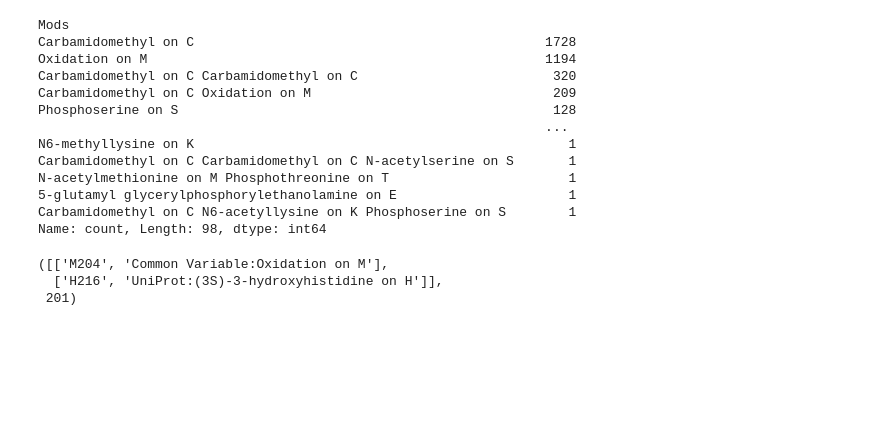
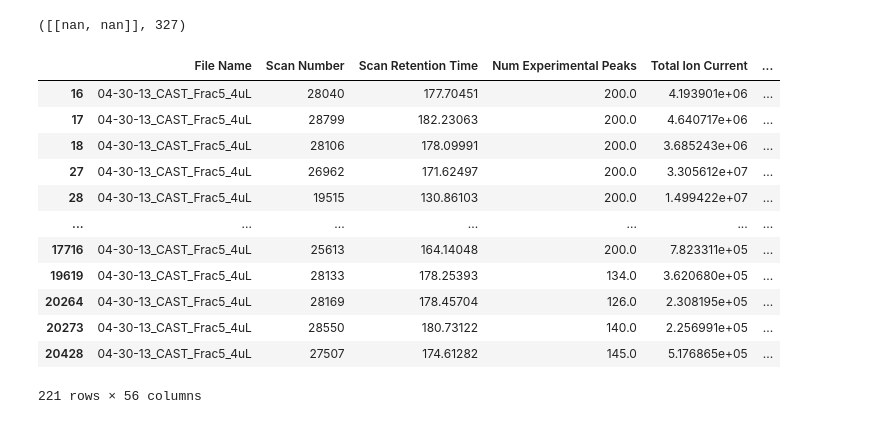
Before and after one commit to pcruzparri/Misc, a Jupyter notebook: jupyter_notebooks/Proteomics/peptide_search_mod_stoich.ipynb, the cells around one changed output. Drawn from its saved outputs; the diff is of its cells as text; code cells hidden in the pictures; blank space fills up the shorter version.

```diff
--- a/jupyter_notebooks/Proteomics/peptide_search_mod_stoich.ipynb
+++ b/jupyter_notebooks/Proteomics/peptide_search_mod_stoich.ipynb
@@ -39,19 +35,3 @@ df.columns, df.size
-# %%
-df['Mods'].value_counts()
-# %% [output]
-Mods
-Carbamidomethyl on C                                             1728
-Oxidation on M                                                   1194
-Carbamidomethyl on C Carbamidomethyl on C                         320
-Carbamidomethyl on C Oxidation on M                               209
-Phosphoserine on S                                                128
-                                                                 ...
-N6-methyllysine on K                                                1
-Carbamidomethyl on C Carbamidomethyl on C N-acetylserine on S       1
-N-acetylmethionine on M Phosphothreonine on T                       1
-5-glutamyl glycerylphosphorylethanolamine on E                      1
-Carbamidomethyl on C N6-acetyllysine on K Phosphoserine on S        1
-Name: count, Length: 98, dtype: int64
 # %%
 def get_offset(startend): return int(re.search(r'\d+', startend).group())
 
@@ -74,16 +54,30 @@ def get_mod_locs(seq, offset=0):
 
 
     if mods: return mods
-    else: return [[None, None]]
+    else: return [[np.nan, np.nan]]
 
 
 row = 6983
 offset = get_offset(df.at[row, 'Start and End Residues In Protein'])
 list(get_mod_locs(df.at[row, 'Full Sequence'], offset=offset)), offset
 # %% [output]
-([['M204', 'Common Variable:Oxidation on M'],
-  ['H216', 'UniProt:(3S)-3-hydroxyhistidine on H']],
- 201)
+([[nan, nan]], 327)
+# %%
+df[df['Protein Accession']=='P55095']
+# %% [output]
+|  | File Name | Scan Number | Scan Retention Time | Num Experimental Peaks | Total Ion Current | ... |
+| 16 | 04-30-13_CAST_Frac5_4uL | 28040 | 177.70451 | 200.0 | 4.193901e+06 | ... |
+| 17 | 04-30-13_CAST_Frac5_4uL | 28799 | 182.23063 | 200.0 | 4.640717e+06 | ... |
+| 18 | 04-30-13_CAST_Frac5_4uL | 28106 | 178.09991 | 200.0 | 3.685243e+06 | ... |
+| 27 | 04-30-13_CAST_Frac5_4uL | 26962 | 171.62497 | 200.0 | 3.305612e+07 | ... |
+| 28 | 04-30-13_CAST_Frac5_4uL | 19515 | 130.86103 | 200.0 | 1.499422e+07 | ... |
+| ... | ... | ... | ... | ... | ... | ... |
+| 17716 | 04-30-13_CAST_Frac5_4uL | 25613 | 164.14048 | 200.0 | 7.823311e+05 | ... |
+| 19619 | 04-30-13_CAST_Frac5_4uL | 28133 | 178.25393 | 134.0 | 3.620680e+05 | ... |
+| 20264 | 04-30-13_CAST_Frac5_4uL | 28169 | 178.45704 | 126.0 | 2.308195e+05 | ... |
+| 20273 | 04-30-13_CAST_Frac5_4uL | 28550 | 180.73122 | 140.0 | 2.256991e+05 | ... |
+| 20428 | 04-30-13_CAST_Frac5_4uL | 27507 | 174.61282 | 145.0 | 5.176865e+05 | ... |
+221 rows × 56 columns
 # %%
 if 'localized_mods' not in df.columns:
     mods = [get_mod_locs(i, offset=get_offset(j)) for i, j in df[['Full Sequence', 'Start and End Residues In Protein']].values]
```
Also changed, not shown: parts of 14 cells of this notebook.
